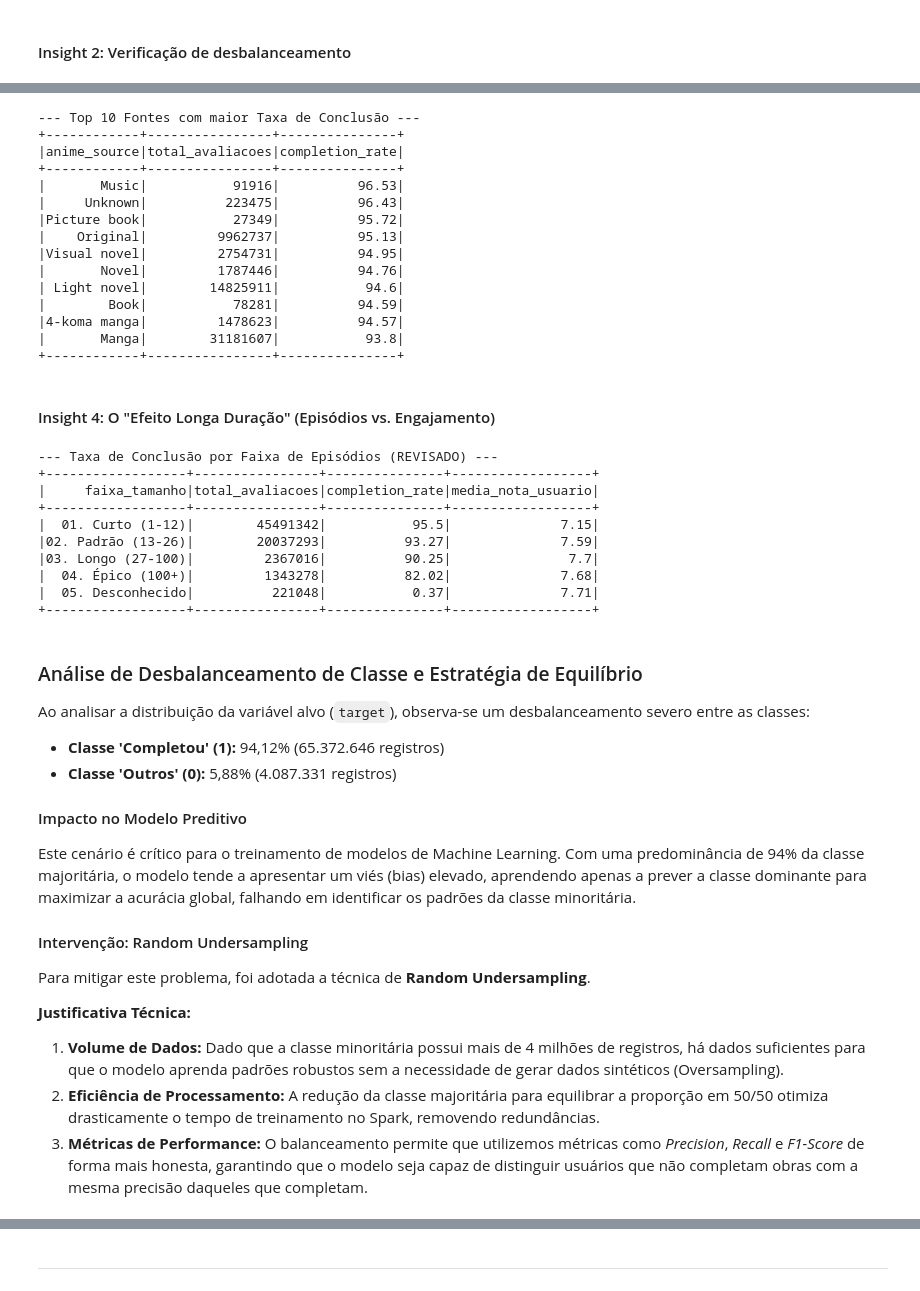
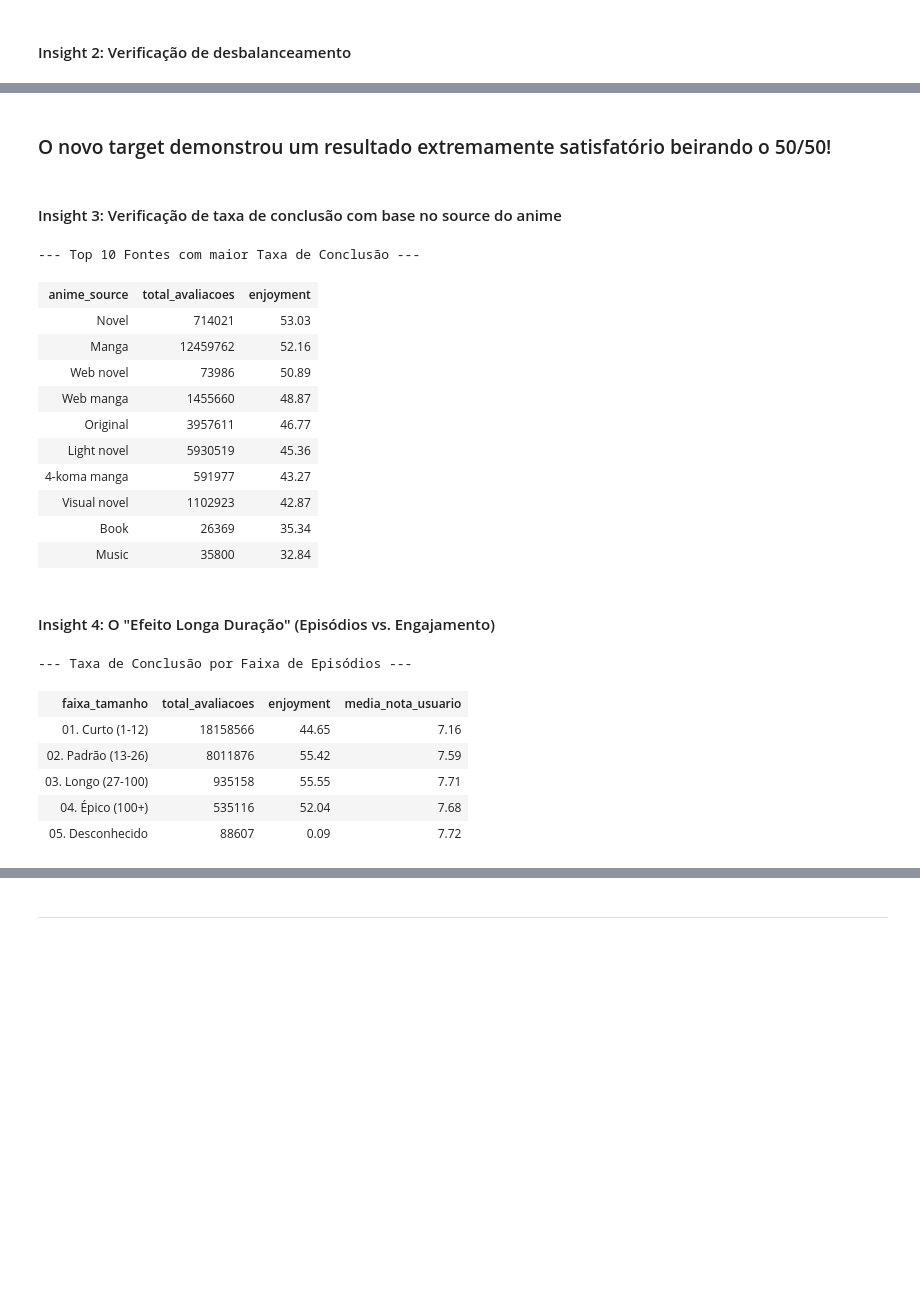
Before and after one commit to GiovanneVieira/AC2---BigData, a Jupyter notebook: pyspark-anime.ipynb, the cells around one changed output, grey strips where cells are left out. Saved outputs shown, nothing was run; the diff lists cells and outputs as text; code cells hidden in the pictures; blank space fills up the shorter version.

```diff
--- a/pyspark-anime.ipynb
+++ b/pyspark-anime.ipynb
@@ -477,37 +561,39 @@ spark.sql("""
+# %% [markdown]
+### O novo target demonstrou um resultado extremamente satisfatório beirando o 50/50!
+# %% [markdown]
+#### Insight 3: Verificação de taxa de conclusão com base no source do anime
 # %%
 print("--- Top 10 Fontes com maior Taxa de Conclusão ---")
-spark.sql("""
+conclusion_rate = spark.sql("""
           SELECT
               anime_source,
               COUNT(*) as total_avaliacoes,
-              ROUND(AVG(target) * 100, 2) as completion_rate
+              ROUND(AVG(target) * 100, 2) as enjoyment
           FROM master_table
           GROUP BY anime_source
           HAVING total_avaliacoes > 1000 -- Filtro para evitar fontes irrelevantes
-          ORDER BY completion_rate DESC
+          ORDER BY enjoyment DESC
               LIMIT 10
-          """).show()
+          """)
+display(conclusion_rate)
 # %% [output]
 --- Top 10 Fontes com maior Taxa de Conclusão ---
-+------------+----------------+---------------+
-|anime_source|total_avaliacoes|completion_rate|
-+------------+----------------+---------------+
-|       Music|           91916|          96.53|
-|     Unknown|          223475|          96.43|
-|Picture book|           27349|          95.72|
-|    Original|         9962737|          95.13|
-|Visual novel|         2754731|          94.95|
-|       Novel|         1787446|          94.76|
-| Light novel|        14825911|           94.6|
-|        Book|           78281|          94.59|
-|4-koma manga|         1478623|          94.57|
-|       Manga|        31181607|           93.8|
-+------------+----------------+---------------+
+| anime_source | total_avaliacoes | enjoyment |
+| Novel | 714021 | 53.03 |
+| Manga | 12459762 | 52.16 |
+| Web novel | 73986 | 50.89 |
+| Web manga | 1455660 | 48.87 |
+| Original | 3957611 | 46.77 |
+| Light novel | 5930519 | 45.36 |
+| 4-koma manga | 591977 | 43.27 |
+| Visual novel | 1102923 | 42.87 |
+| Book | 26369 | 35.34 |
+| Music | 35800 | 32.84 |
 # %% [markdown]
 #### Insight 4: O "Efeito Longa Duração" (Episódios vs. Engajamento)
 # %%
 print("--- Taxa de Conclusão por Faixa de Episódios ---")
-spark.sql("""
+enjoyment_by_episodes = spark.sql("""
           SELECT
               CASE
                   WHEN CAST(total_episodes AS INT) <= 12 THEN '01. Curto (1-12)'
@@ -517,38 +603,18 @@ spark.sql("""
                   ELSE '05. Desconhecido'
                   END as faixa_tamanho,
               COUNT(*) as total_avaliacoes,
-              ROUND(AVG(target) * 100, 2) as completion_rate,
+              ROUND(AVG(target) * 100, 2) as enjoyment,
               ROUND(AVG(CAST(user_score AS DOUBLE)), 2) as media_nota_usuario
           FROM master_table
           GROUP BY 1
           ORDER BY 1 ASC
-          """).show()
+          """)
+display(enjoyment_by_episodes)
 # %% [output]
---- Taxa de Conclusão por Faixa de Episódios (REVISADO) ---
-+------------------+----------------+---------------+------------------+
-|     faixa_tamanho|total_avaliacoes|completion_rate|media_nota_usuario|
-+------------------+----------------+---------------+------------------+
-|  01. Curto (1-12)|        45491342|           95.5|              7.15|
-|02. Padrão (13-26)|        20037293|          93.27|              7.59|
-|03. Longo (27-100)|         2367016|          90.25|               7.7|
-|  04. Épico (100+)|         1343278|          82.02|              7.68|
-|  05. Desconhecido|          221048|           0.37|              7.71|
-+------------------+----------------+---------------+------------------+
+--- Taxa de Conclusão por Faixa de Episódios ---
+| faixa_tamanho | total_avaliacoes | enjoyment | media_nota_usuario |
+| 01. Curto (1-12) | 18158566 | 44.65 | 7.16 |
+| 02. Padrão (13-26) | 8011876 | 55.42 | 7.59 |
+| 03. Longo (27-100) | 935158 | 55.55 | 7.71 |
+| 04. Épico (100+) | 535116 | 52.04 | 7.68 |
+| 05. Desconhecido | 88607 | 0.09 | 7.72 |
-# %% [markdown]
-### Análise de Desbalanceamento de Classe e Estratégia de Equilíbrio
-
-Ao analisar a distribuição da variável alvo (`target`), observa-se um desbalanceamento severo entre as classes:
-
-*   **Classe 'Completou' (1):** 94,12% (65.372.646 registros)
-*   **Classe 'Outros' (0):** 5,88% (4.087.331 registros)
-
-#### Impacto no Modelo Preditivo
-Este cenário é crítico para o treinamento de modelos de Machine Learning. Com uma predominância de 94% da classe majoritária, o modelo tende a apresentar um viés (bias) elevado, aprendendo apenas a prever a classe dominante para maximizar a acurácia global, falhando em identificar os padrões da classe minoritária.
-
-#### Intervenção: Random Undersampling
-Para mitigar este problema, foi adotada a técnica de **Random Undersampling**.
-
-**Justificativa Técnica:**
-1. **Volume de Dados:** Dado que a classe minoritária possui mais de 4 milhões de registros, há dados suficientes para que o modelo aprenda padrões robustos sem a necessidade de gerar dados sintéticos (Oversampling).
-2. **Eficiência de Processamento:** A redução da classe majoritária para equilibrar a proporção em 50/50 otimiza drasticamente o tempo de treinamento no Spark, removendo redundâncias.
-3. **Métricas de Performance:** O balanceamento permite que utilizemos métricas como *Precision*, *Recall* e *F1-Score* de forma mais honesta, garantindo que o modelo seja capaz de distinguir usuários que não completam obras com a mesma precisão daqueles que completam.
```
Also changed, not shown: parts of 45 cells of this notebook.
